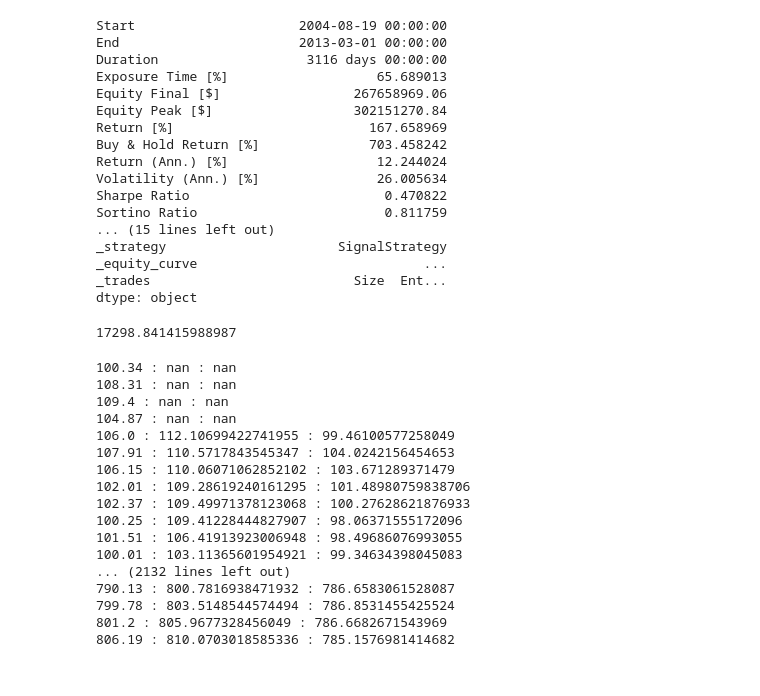
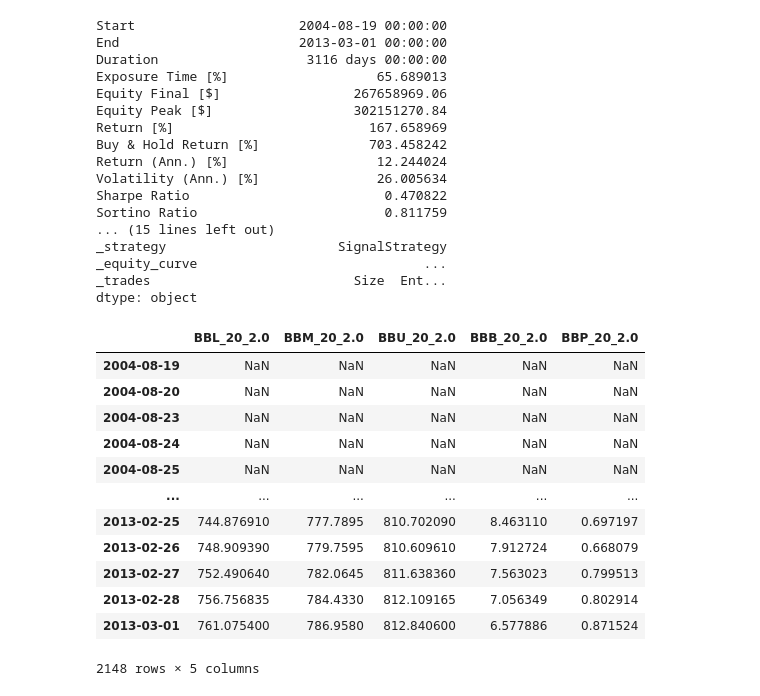
Before and after one commit to quangtiennnn/cryptoprediction, a Jupyter notebook: Trading.ipynb, the cells around one changed output. Drawn from its saved outputs; the diff is of its cells as text; code cells hidden in the pictures.

```diff
--- a/Trading.ipynb
+++ b/Trading.ipynb
@@ -301,65 +312,19 @@ GOOG["Signal"] = np.random.randint(-1,2,len(GOOG))
 # bt = Backtest(GOOG,SignalStrategy, cash = 100000000)
 # stats= bt.run()
 # print(stats)
-# %%
-# data["Close"][100]
-upper_band[i]
-# %% [output]
-17298.841415988987
-# %%
-data = GOOG
-bbands = data.ta.bbands()
-A = bbands.to_numpy().T[:3]
-
-lower_band = A[0]
-upper_band = A[2]
-
-signalData = []
-
-for i in range(len(data["Close"])):
-    print(f'{data["Close"][i]} : {upper_band[i]} : {lower_band[i]}')
-    if data["Close"][i] > upper_band[i]:
-        signalData.append(1)
-    elif data["Close"][i] < lower_band[i]:
-        signalData.append(-1)
-    else:
-        signalData.append(0)
-
-# print(signalData)
-# GOOG["Signal"] = np.array(signalData)
-# print(GOOG)
-
-# class SignalStrategy(Strategy):
-#     def init(self):
-#         pass
-#     def next(self):
-#         current_signal = self.data.Signal[-1]
-
-#         if current_signal == 1:
-#             if not self.position:
-#                 self.buy()
-#         elif current_signal == -1:
-#             if self.position:
-#                 self.position.close()
-
-# bt = Backtest(GOOG,SignalStrategy, cash = 100000000)
-# stats= bt.run()
-# print(stats)
-# %% [output]
-100.34 : nan : nan
-108.31 : nan : nan
-109.4 : nan : nan
-104.87 : nan : nan
-106.0 : 112.10699422741955 : 99.46100577258049
-107.91 : 110.5717843545347 : 104.0242156454653
-106.15 : 110.06071062852102 : 103.671289371479
-102.01 : 109.28619240161295 : 101.48980759838706
-102.37 : 109.49971378123068 : 100.27628621876933
-100.25 : 109.41228444827907 : 98.06371555172096
-101.51 : 106.41913923006948 : 98.49686076993055
-100.01 : 103.11365601954921 : 99.34634398045083
-... (2132 lines left out)
-790.13 : 800.7816938471932 : 786.6583061528087
-799.78 : 803.5148544574494 : 786.8531455425524
-801.2 : 805.9677328456049 : 786.6682671543969
-806.19 : 810.0703018585336 : 785.1576981414682
+# %%
+ta.bbands(close = data["Close"], length = 20,std = 2)
+# %% [output]
+|  | BBL_20_2.0 | BBM_20_2.0 | BBU_20_2.0 | BBB_20_2.0 | BBP_20_2.0 |
+| 2004-08-19 | NaN | NaN | NaN | NaN | NaN |
+| 2004-08-20 | NaN | NaN | NaN | NaN | NaN |
+| 2004-08-23 | NaN | NaN | NaN | NaN | NaN |
+| 2004-08-24 | NaN | NaN | NaN | NaN | NaN |
+| 2004-08-25 | NaN | NaN | NaN | NaN | NaN |
+| ... | ... | ... | ... | ... | ... |
+| 2013-02-25 | 744.876910 | 777.7895 | 810.702090 | 8.463110 | 0.697197 |
+| 2013-02-26 | 748.909390 | 779.7595 | 810.609610 | 7.912724 | 0.668079 |
+| 2013-02-27 | 752.490640 | 782.0645 | 811.638360 | 7.563023 | 0.799513 |
+| 2013-02-28 | 756.756835 | 784.4330 | 812.109165 | 7.056349 | 0.802914 |
+| 2013-03-01 | 761.075400 | 786.9580 | 812.840600 | 6.577886 | 0.871524 |
+2148 rows × 5 columns
```
Also changed, not shown: parts of 5 cells of this notebook.
